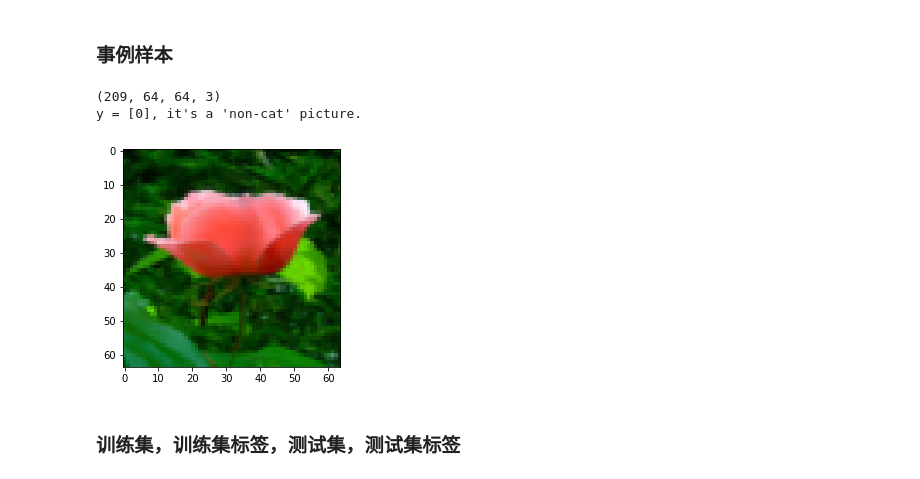
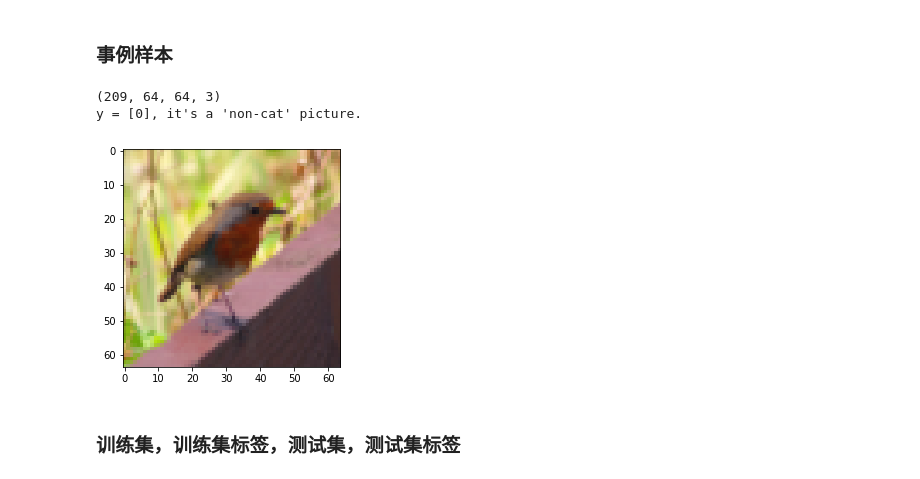
Before and after one commit to Jim-bin/deep_learning, a Jupyter notebook: dl5/one/week2/logic/nw.ipynb, the cells around one changed output. Cells and saved outputs as stored; diff of their text form; code cells hidden in the pictures.

```diff
--- a/dl5/one/week2/logic/nw.ipynb
+++ b/dl5/one/week2/logic/nw.ipynb
@@ -31,16 +31,16 @@ def load_dataset():
 # %%
 # Loading the data (cat/non-cat)
 train_set_x_orig, train_set_y, test_set_x_orig, test_set_y, classes = load_dataset()
 print(train_set_x_orig.shape)
 # Example of a picture
-index = 3
+index = 10
 example = train_set_x_orig[index]
 plt.imshow(train_set_x_orig[index])
 print ("y = " + str(train_set_y[:, index]) + ", it's a '" + classes[np.squeeze(train_set_y[:, index])].decode("utf-8") +  "' picture.")
 # %% [output]
 (209, 64, 64, 3)
 y = [0], it's a 'non-cat' picture.
-[figure, old version]
+[figure, new version]
 # %% [markdown]
 ### 训练集，训练集标签，测试集，测试集标签
 # %%
```
Also changed, not shown: parts of 11 cells of this notebook, 3 other files.
